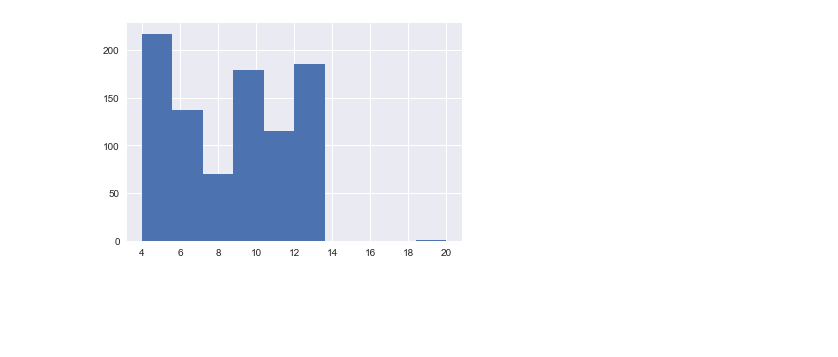
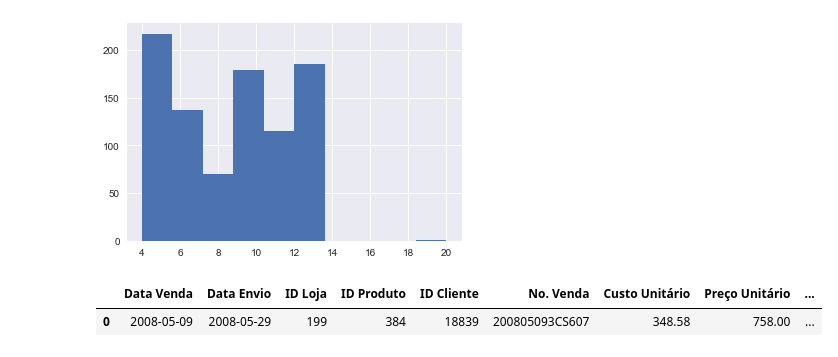
Before and after one commit to Rafael-T-Santos/DIO-Unimed-BH, a Jupyter notebook: Desafio de Projeto - Analise de dados com Python e Pandas/Notebooks/Desafio_projeto.ipynb, the cells around one changed output. Cells and saved outputs as stored; diff of their text form; code cells hidden in the pictures; blank space fills up the shorter version.

```diff
--- a/Desafio de Projeto - Analise de dados com Python e Pandas/Notebooks/Desafio_projeto.ipynb
+++ b/Desafio de Projeto - Analise de dados com Python e Pandas/Notebooks/Desafio_projeto.ipynb
@@ -231,3 +231,9 @@ plt.boxplot(df['Tempo_Envio']);
 plt.hist(df['Tempo_Envio']);
 # %% [output]
 [figure]
+# %%
+#Possivel Outlier
+df[df['Tempo_Envio'] == 20]
+# %% [output]
+|  | Data Venda | Data Envio | ID Loja | ID Produto | ID Cliente | No. Venda | Custo Unitário | Preço Unitário | ... |
+| 0 | 2008-05-09 | 2008-05-29 | 199 | 384 | 18839 | 200805093CS607 | 348.58 | 758.00 | ... |
```
Also changed, not shown: parts of 2 cells of this notebook, 1 other file.
